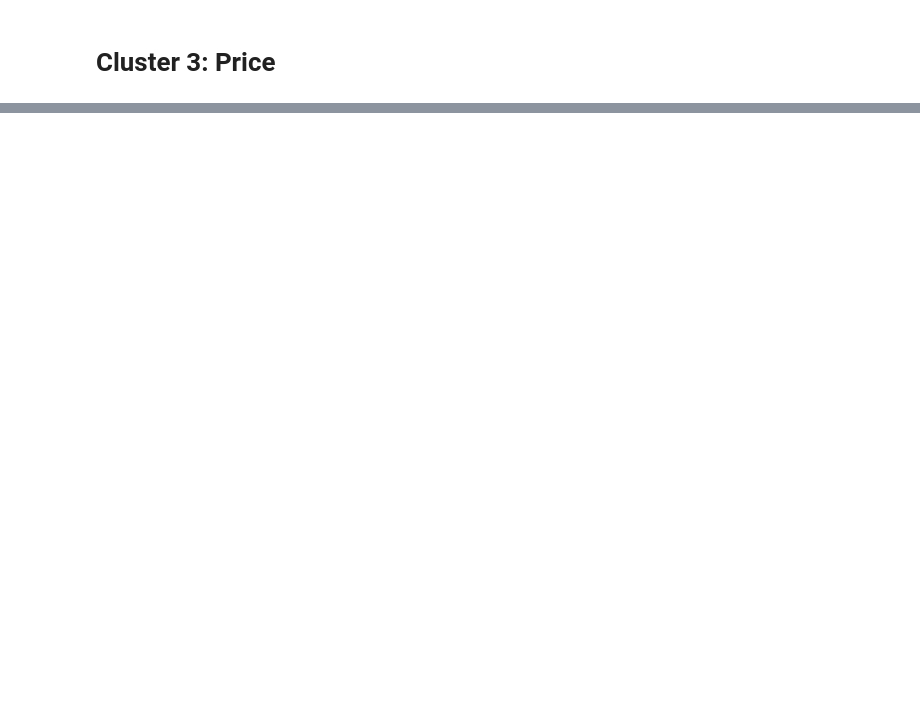
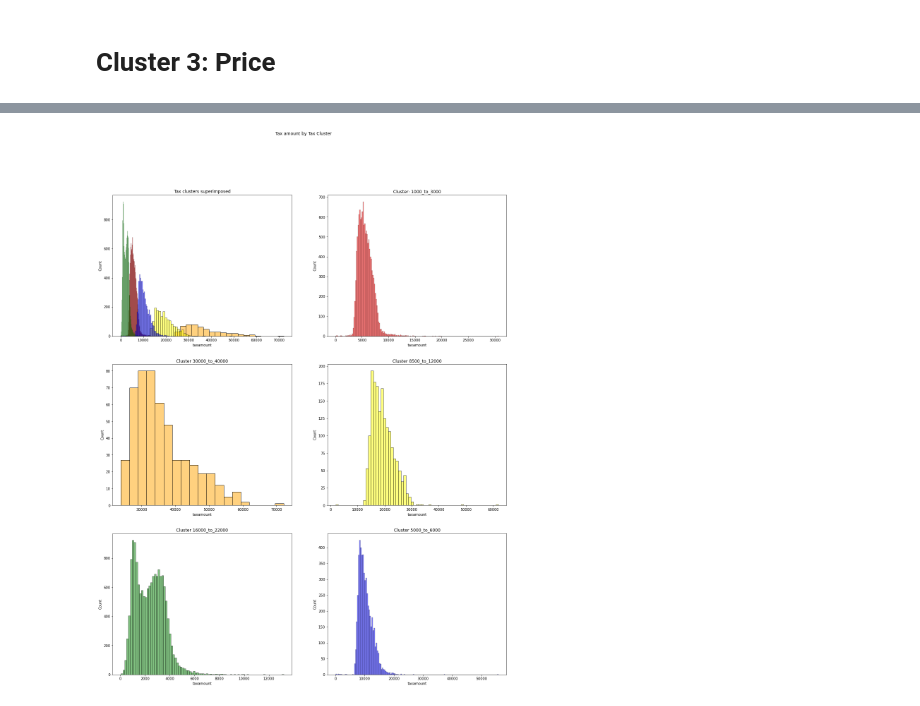
Before and after one commit to Zillow-Project-JG-DN/clustering-project-jgdn, a Jupyter notebook: DN_explore.ipynb, the cells around one changed output, grey strips where cells are left out. Drawn from its saved outputs; the diff is of its cells as text; code cells hidden in the pictures; blank space fills up the shorter version.

Commit message:
update explore

```diff
--- a/DN_explore.ipynb
+++ b/DN_explore.ipynb
@@ -288,0 +117,4 @@ X_validate[‘price_cluster’] = kmeans.predict(X_validate[cluster_vars])
+# %%
+explore.plot_tax_cluster()
+# %% [output]
+[figure, added]
```
Also changed, not shown: parts of 42 cells of this notebook, 1 other file.
